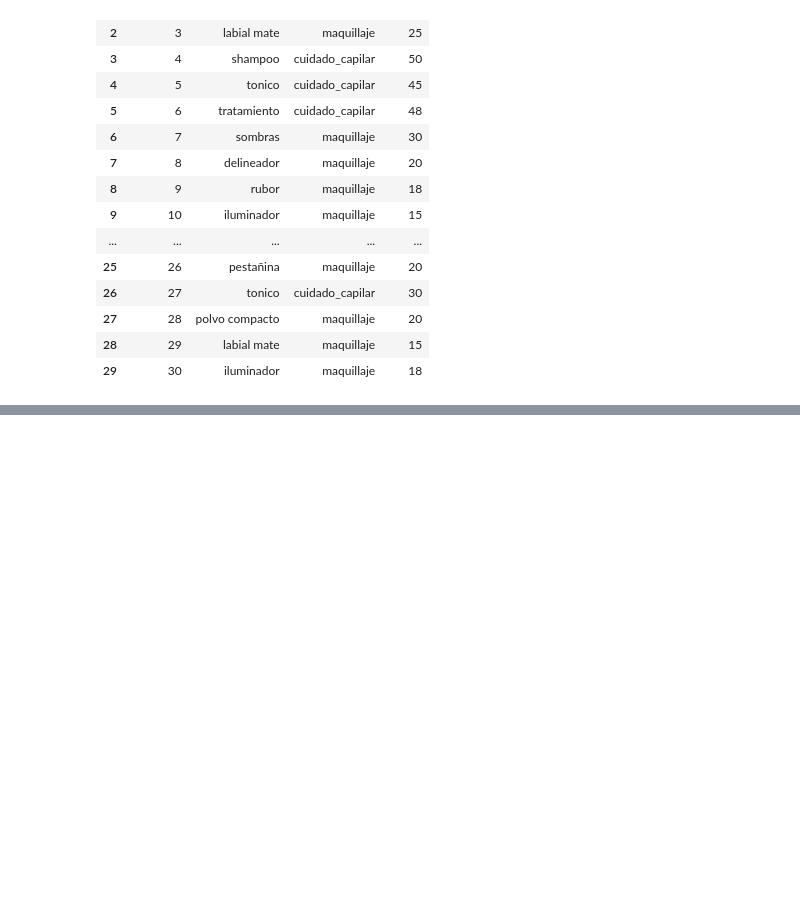
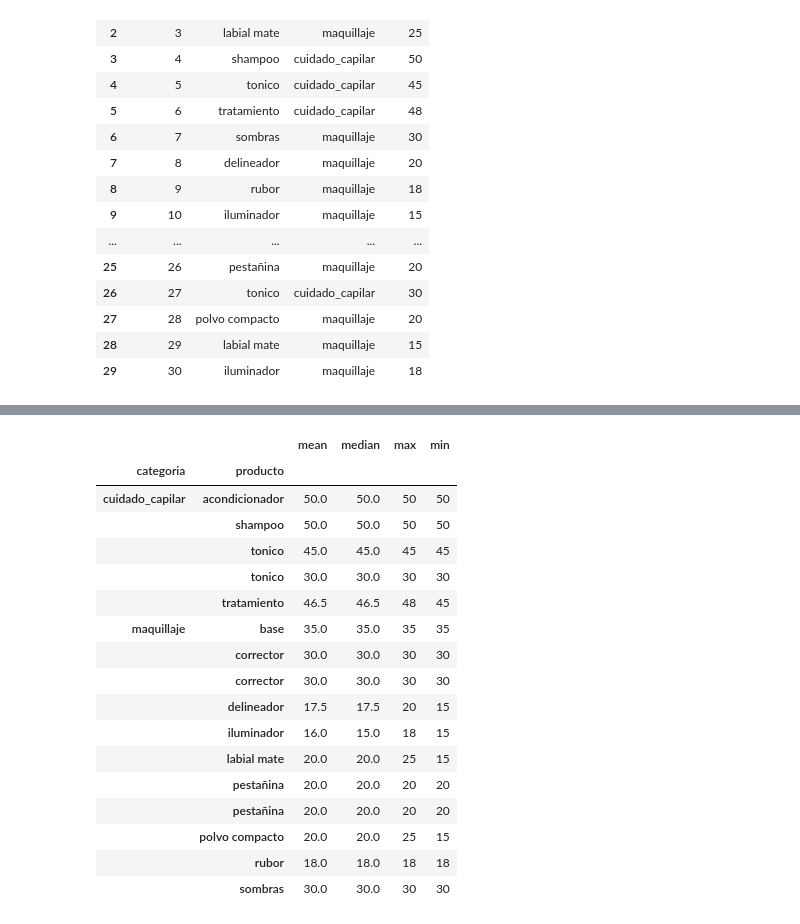
Before and after one commit to mariana550/MODELO-IA-BEAUTY-VIBES, a Jupyter notebook: src/EDA.ipynb, the cells around one changed output, grey strips where cells are left out. Drawn from its saved outputs; the diff is of its cells as text; code cells hidden in the pictures; blank space fills up the shorter version.

```diff
--- a/src/EDA.ipynb
+++ b/src/EDA.ipynb
@@ -29,0 +74,2 @@ df.head(31)
+# %%
+df["precio"]=df["precio"].fillna(df["precio"].mean())
@@ -29,0 +86,3 @@ df.head(31)
+# %%
+df["precio_normalizado"]=(df["precio"]-df["precio"].min())/(df["precio"].max()-df["precio"].min())
+df.head(30)
@@ -29,0 +146,21 @@ df.head(31)
+# %%
+df.groupby(["categoria","producto"])["precio"].agg(["mean","median", "max", "min"])
+# %% [output]
+|  |  | mean | median | max | min |
+| categoria | producto |  |  |  |  |
+| cuidado_capilar | acondicionador | 50.0 | 50.0 | 50 | 50 |
+|  | shampoo | 50.0 | 50.0 | 50 | 50 |
+|  | tonico | 45.0 | 45.0 | 45 | 45 |
+|  | tonico | 30.0 | 30.0 | 30 | 30 |
+|  | tratamiento | 46.5 | 46.5 | 48 | 45 |
+| maquillaje | base | 35.0 | 35.0 | 35 | 35 |
+|  | corrector | 30.0 | 30.0 | 30 | 30 |
+|  | corrector | 30.0 | 30.0 | 30 | 30 |
+|  | delineador | 17.5 | 17.5 | 20 | 15 |
+|  | iluminador | 16.0 | 15.0 | 18 | 15 |
+|  | labial mate | 20.0 | 20.0 | 25 | 15 |
+|  | pestañina | 20.0 | 20.0 | 20 | 20 |
+|  | pestañina | 20.0 | 20.0 | 20 | 20 |
+|  | polvo compacto | 20.0 | 20.0 | 25 | 15 |
+|  | rubor | 18.0 | 18.0 | 18 | 18 |
+|  | sombras | 30.0 | 30.0 | 30 | 30 |
```
Also changed, not shown: parts of 28 cells of this notebook, 11 other files.
